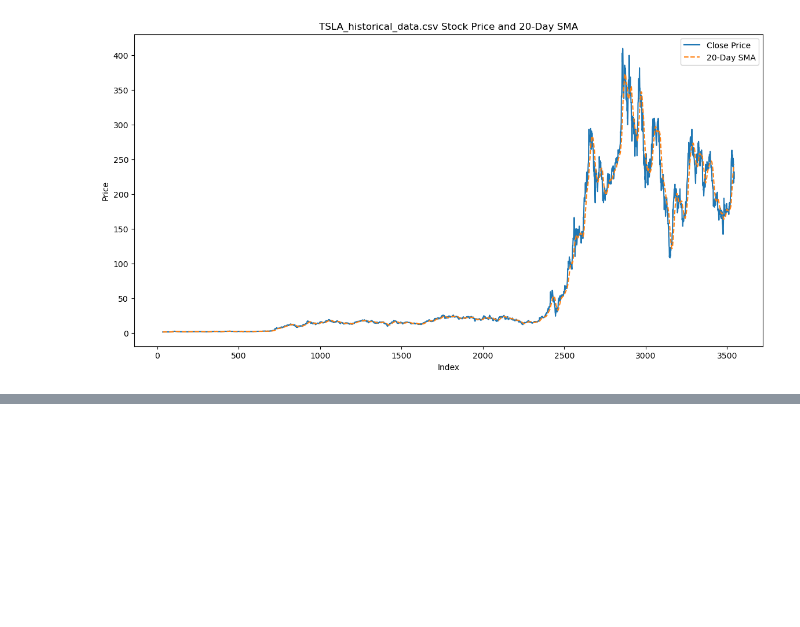
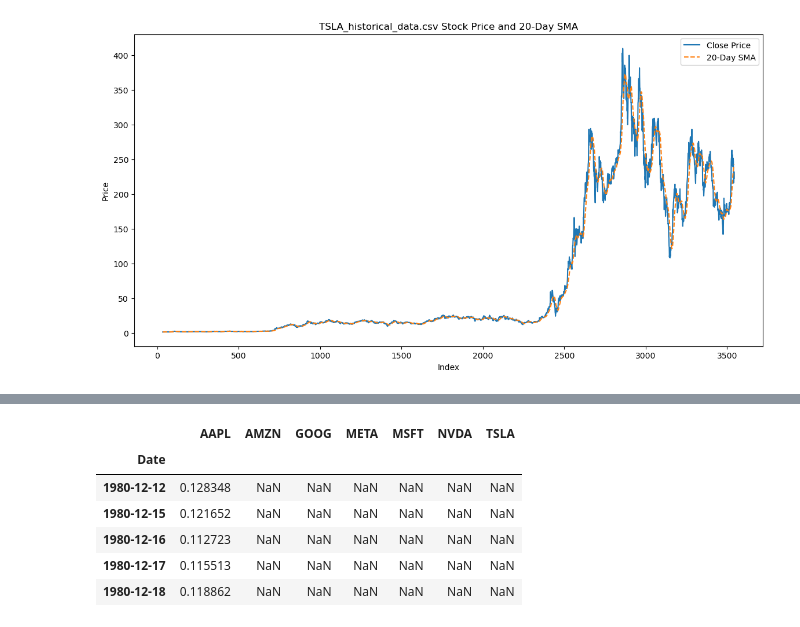
Before and after one commit to Begizew2112/kifiyaweek1, a Jupyter notebook: task2/notebooks/task2financial_analysis.ipynb, the cells around one changed output, grey strips where cells are left out. Cells and saved outputs as stored; diff of their text form; code cells hidden in the pictures; blank space fills up the shorter version.

```diff
--- a/notebooks/task2/task2financial_analysis.ipynb
+++ b/task2/notebooks/task2financial_analysis.ipynb
@@ -270,0 +258,33 @@ AMZN_historical_data.csv Technical Indicators:
+# %%
+# Example of loading data
+data_directory = 'c:/Users/Yibabe/Desktop/kifiyaweek1/data'
+csv_files = [
+    'AAPL_historical_data.csv',
+    'AMZN_historical_data.csv',
+    'GOOG_historical_data.csv',
+    'META_historical_data.csv',
+    'MSFT_historical_data.csv',
+    'NVDA_historical_data.csv',
+    'TSLA_historical_data.csv'
+]
+
+# Create a dictionary to hold DataFrames
+dfs = {}
+
+# Load CSV files into DataFrames
+for file in csv_files:
+    file_path = os.path.join(data_directory, file)
+    df = pd.read_csv(file_path, parse_dates=True, index_col='Date')
+    dfs[file.split('_')[0]] = df  # Use stock ticker as key
+
+# Combine into a single DataFrame (Close prices only)
+data = pd.concat([df['Close'].rename(ticker) for ticker, df in dfs.items()], axis=1)
+data.head()
+# %% [output]
+|  | AAPL | AMZN | GOOG | META | MSFT | NVDA | TSLA |
+| Date |  |  |  |  |  |  |  |
+| 1980-12-12 | 0.128348 | NaN | NaN | NaN | NaN | NaN | NaN |
+| 1980-12-15 | 0.121652 | NaN | NaN | NaN | NaN | NaN | NaN |
+| 1980-12-16 | 0.112723 | NaN | NaN | NaN | NaN | NaN | NaN |
+| 1980-12-17 | 0.115513 | NaN | NaN | NaN | NaN | NaN | NaN |
+| 1980-12-18 | 0.118862 | NaN | NaN | NaN | NaN | NaN | NaN |
```
Also changed, not shown: parts of 9 cells of this notebook, 6 other files.
